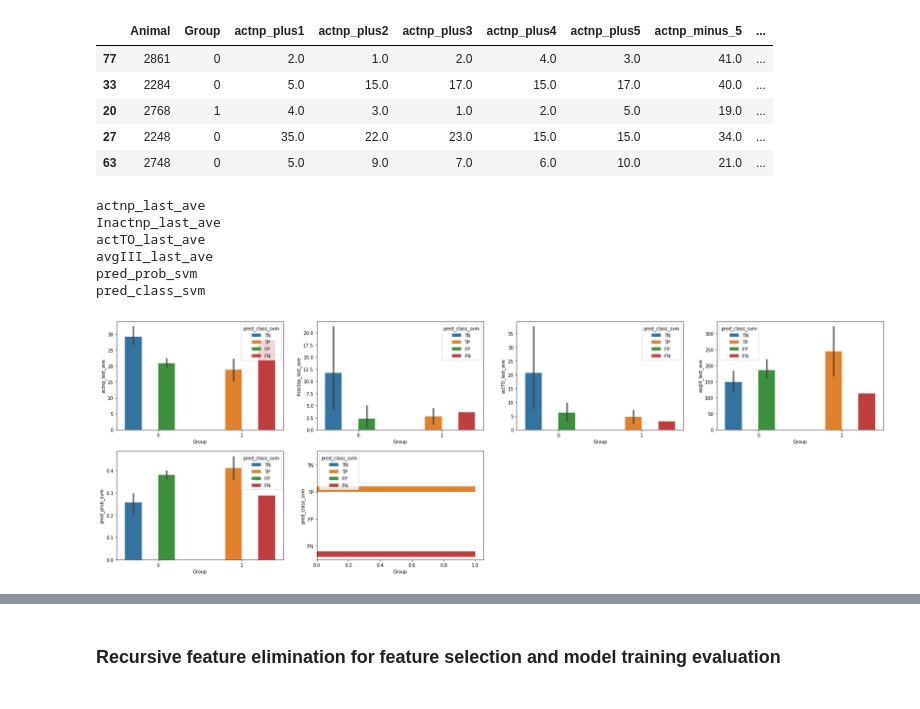
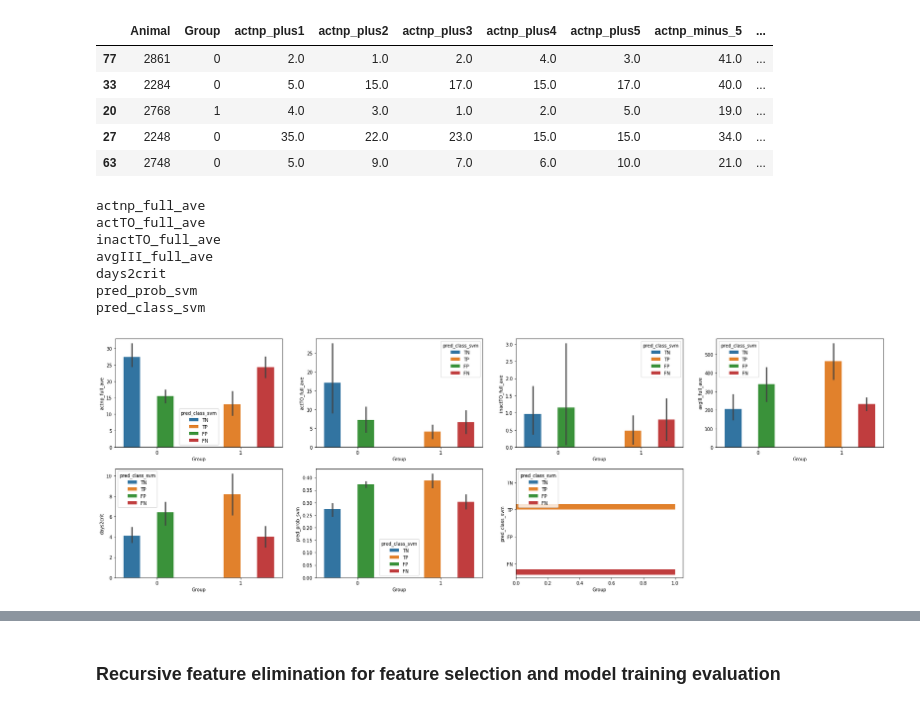
Before and after one commit to grace3999/PredictEscalation, a Jupyter notebook: EscalationProj_Ryan2.ipynb, the cells around one changed output, grey strips where cells are left out. Drawn from its saved outputs; the diff is of its cells as text; code cells hidden in the pictures.

```diff
--- a/EscalationProj_Ryan2.ipynb
+++ b/EscalationProj_Ryan2.ipynb
@@ -302,5 +315,5 @@ all_ave = ['actnp_first_ave',
 # %%
-for param in all_ave:
+for param in features_ave_firstlast:
     print(param)
     sns.barplot(x=combined_data["Group"], y=combined_data[param])
     plt.show()
@@ -576,0 +688,10 @@ weighted avg       0.83      0.75      0.76        56
+# %%
+#run on test data
+#scale data
+test_scaled = scaler.fit_transform(X_test_ave_full)
+
+print('SVM test AUC: {}'.format(svm_best.score(test_scaled, Y_test_class)))
+test_pred_svm = svm_best.predict(test_scaled)
+test_pred_prob_svm = svm_best.predict_proba(test_scaled)
+print(classification_report(Y_test_class, test_pred_svm))
+print(confusion_matrix(Y_test_class, test_pred_svm))
@@ -591,10 +727,11 @@ train.head()
 | 73 | 2854 | 0 | 7.0 | 13.0 | 29.0 | 37.0 | 22.0 | 22.0 | ... |
 | 52 | 2533 | 0 | 30.0 | 3.0 | 8.0 | 30.0 | 23.0 | 23.0 | ... |
 # %%
-params = ['actnp_last_ave',
-                     'Inactnp_last_ave',
-               'actTO_last_ave',
-                'avgIII_last_ave',
+params = ['actnp_full_ave',
+               'actTO_full_ave',
+                     'inactTO_full_ave',
+                'avgIII_full_ave',
+                     'days2crit',
           'pred_prob_svm',
        'pred_class_svm']
 
@@ -616,10 +753,0 @@ pred_class_svm
-# %%
-#run on test data
-#scale data
-test_ave_last_scaled = scaler.fit_transform(X_test_ave_last)
-
-print('SVM test AUC: {}'.format(svm_best.score(test_ave_last_scaled, Y_test_class)))
-test_pred_svm = svm_best.predict(test_ave_last_scaled)
-test_pred_prob_svm = svm_best.predict_proba(test_ave_last_scaled)
-print(classification_report(Y_test_class, test_pred_svm))
-print(confusion_matrix(Y_test_class, test_pred_svm))
@@ -653,26 +768,28 @@ test.head()
 | 27 | 2248 | 0 | 35.0 | 22.0 | 23.0 | 15.0 | 15.0 | 34.0 | ... |
 | 63 | 2748 | 0 | 5.0 | 9.0 | 7.0 | 6.0 | 10.0 | 21.0 | ... |
 # %%
-params = ['actnp_last_ave',
-                     'Inactnp_last_ave',
-               'actTO_last_ave',
-                'avgIII_last_ave',
+params = ['actnp_full_ave',
+               'actTO_full_ave',
+                     'inactTO_full_ave',
+                'avgIII_full_ave',
+                     'days2crit',
           'pred_prob_svm',
        'pred_class_svm']
 
 i=1
 plt.figure(figsize=(30,20))
 for param in params:
     print(param)
     plt.subplot(4, 4, i)
     sns.barplot(x=test["Group"], y=test[param], hue=test["pred_class_svm"])
     i = i + 1
 # %% [output]
-actnp_last_ave
-Inactnp_last_ave
-actTO_last_ave
-avgIII_last_ave
+actnp_full_ave
+actTO_full_ave
+inactTO_full_ave
+avgIII_full_ave
+days2crit
 pred_prob_svm
 pred_class_svm
-[figure, old version]
+[figure, new version]
 # %%
```
Also changed, not shown: parts of 30 cells of this notebook.
